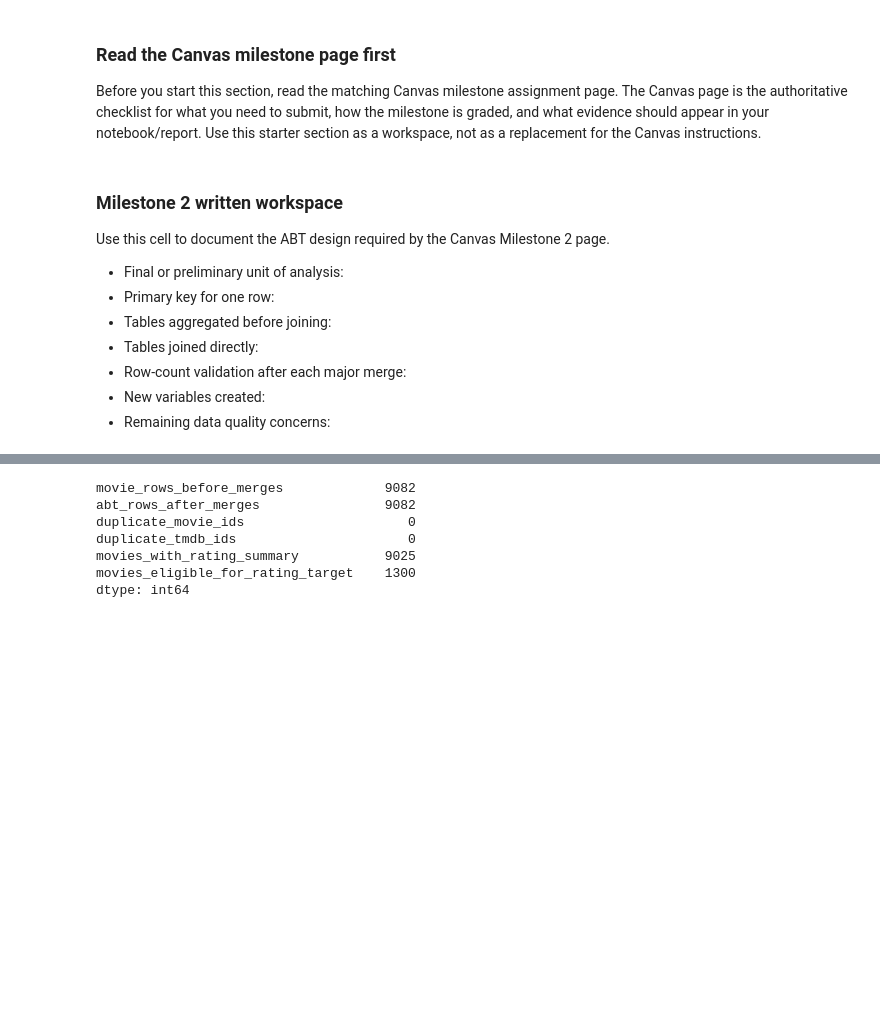
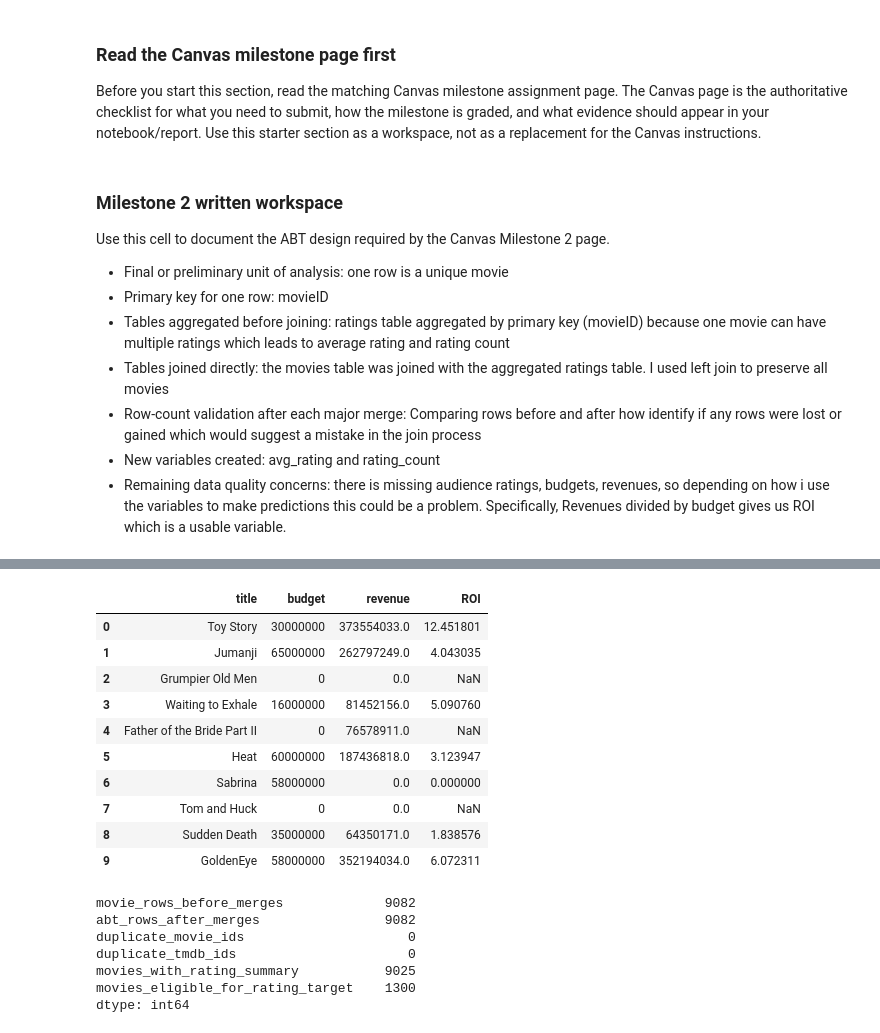
Before and after one commit to zambuggy/BAN-6003-Project-Option-1-Movies, a Jupyter notebook: notebooks/movies_project_starter.ipynb, the cells around one changed output, grey strips where cells are left out. Cells and saved outputs as stored; diff of their text form; code cells hidden in the pictures; blank space fills up the shorter version.

```diff
--- a/notebooks/movies_project_starter.ipynb
+++ b/notebooks/movies_project_starter.ipynb
@@ -324,13 +324,13 @@ Before you start this section, read the matching Canvas milestone assignment pag
 
 Use this cell to document the ABT design required by the Canvas Milestone 2 page.
 
-- Final or preliminary unit of analysis:
-- Primary key for one row:
-- Tables aggregated before joining:
-- Tables joined directly:
-- Row-count validation after each major merge:
-- New variables created:
-- Remaining data quality concerns:
+- Final or preliminary unit of analysis: one row is a unique movie
+- Primary key for one row: movieID
+- Tables aggregated before joining: ratings table aggregated by primary key (movieID) because one movie can have multiple ratings which leads to average rating and rating count
+- Tables joined directly: the movies table was joined with the aggregated ratings table.  I used left join to preserve all movies
+- Row-count validation after each major merge: Comparing rows before and after how identify if any rows were lost or gained which would suggest a mistake in the join process
+- New variables created: avg_rating and rating_count
+- Remaining data quality concerns: there is missing audience ratings, budgets, revenues, so depending on how i use the variables to make predictions this could be a problem.  Specifically, Revenues divided by budget gives us ROI which is a usable variable.
 # %%
 # Milestone 2 code workspace
 # Build or revise your ABT here.
@@ -371,6 +372,30 @@ Duplicate movie IDs: 0
 | 2 | 3 | 15602 | tt0113228 | Grumpier Old Men | Grumpier Old Men | en | 1995-12-22 | 101.0 | 0 | ... |
 | 3 | 4 | 31357 | tt0114885 | Waiting to Exhale | Waiting to Exhale | en | 1995-12-22 | 127.0 | 16000000 | ... |
 | 4 | 5 | 11862 | tt0113041 | Father of the Bride Part II | Father of the Bride Part II | en | 1995-02-10 | 106.0 | 0 | ... |
+# %%
+#calculate ROI
+movies_abt["ROI"] = np.where(
+    movies_abt["budget"] > 0,
+    movies_abt["revenue"] / movies_abt["budget"],
+    np.nan
+)
+
+# Display results
+movies_abt[
+    ["title", "budget", "revenue", "ROI"]
+].head(10)
+# %% [output]
+|  | title | budget | revenue | ROI |
+| 0 | Toy Story | 30000000 | 373554033.0 | 12.451801 |
+| 1 | Jumanji | 65000000 | 262797249.0 | 4.043035 |
+| 2 | Grumpier Old Men | 0 | 0.0 | NaN |
+| 3 | Waiting to Exhale | 16000000 | 81452156.0 | 5.090760 |
+| 4 | Father of the Bride Part II | 0 | 76578911.0 | NaN |
+| 5 | Heat | 60000000 | 187436818.0 | 3.123947 |
+| 6 | Sabrina | 58000000 | 0.0 | 0.000000 |
+| 7 | Tom and Huck | 0 | 0.0 | NaN |
+| 8 | Sudden Death | 35000000 | 64350171.0 | 1.838576 |
+| 9 | GoldenEye | 58000000 | 352194034.0 | 6.072311 |
 # %%
 rating_summary = (
     ratings.groupby("movieId")
```
Also changed, not shown: parts of 1 cell of this notebook.
